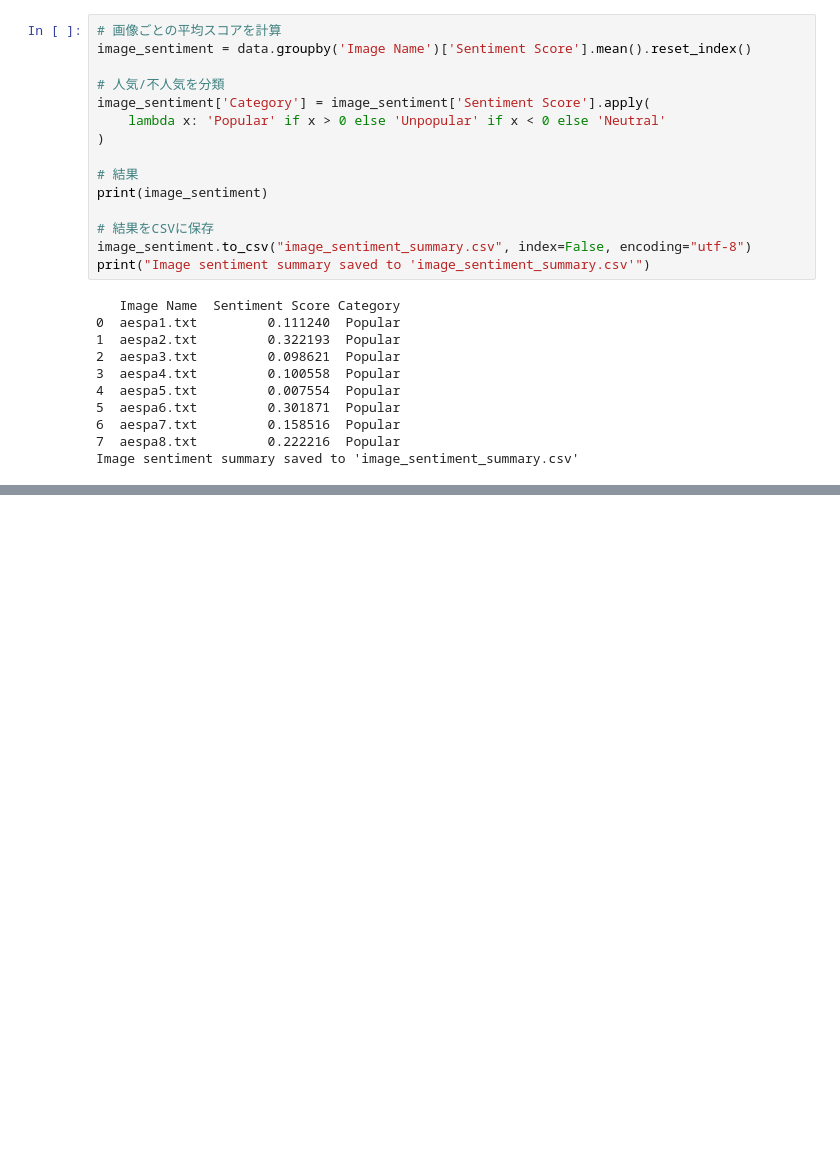
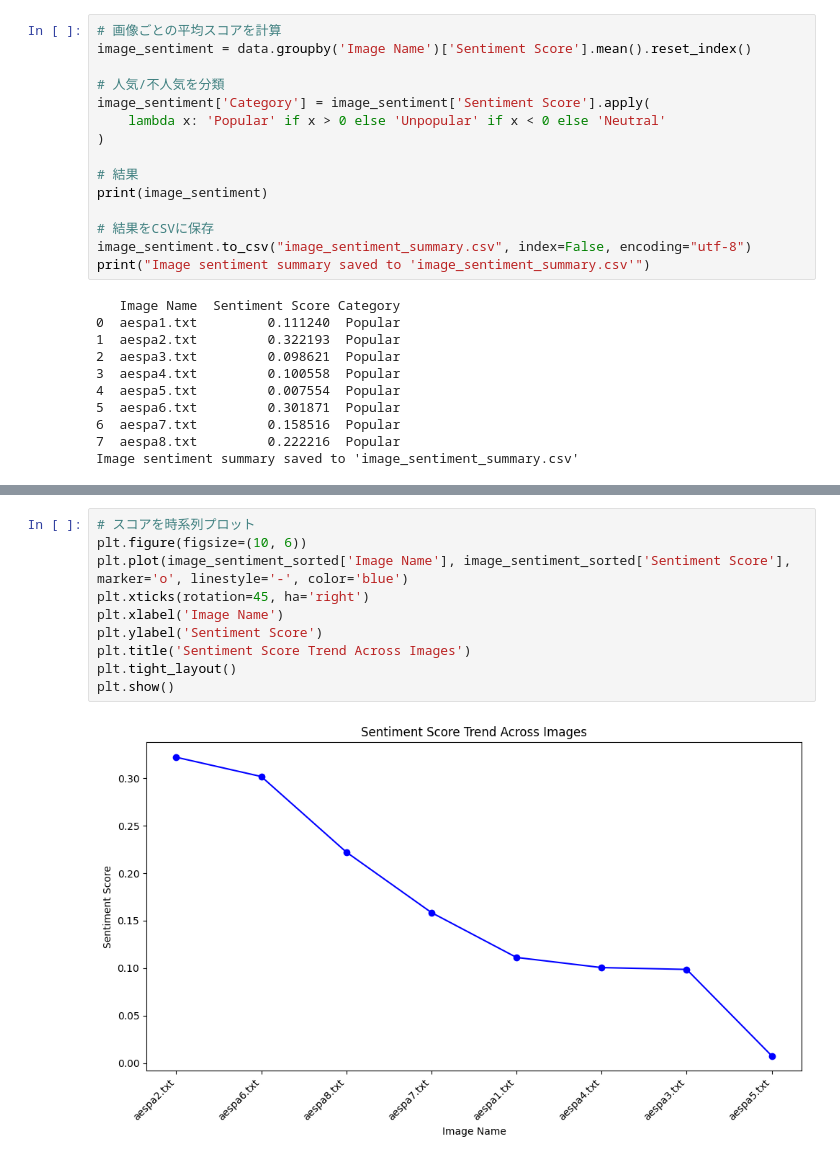
Before and after one commit to DanGaRa215/-b1, a Jupyter notebook: コメント分析main.ipynb, the cells around one changed output, grey strips where cells are left out. Cells and saved outputs as stored; diff of their text form; blank space fills up the shorter version.

```diff
--- a/コメント分析main.ipynb
+++ b/コメント分析main.ipynb
@@ -301,0 +280,12 @@ plt.show()
+# %%
+# スコアを時系列プロット
+plt.figure(figsize=(10, 6))
+plt.plot(image_sentiment_sorted['Image Name'], image_sentiment_sorted['Sentiment Score'], marker='o', linestyle='-', color='blue')
+plt.xticks(rotation=45, ha='right')
+plt.xlabel('Image Name')
+plt.ylabel('Sentiment Score')
+plt.title('Sentiment Score Trend Across Images')
+plt.tight_layout()
+plt.show()
+# %% [output]
+[figure, added]
```
Also changed, not shown: parts of 4 cells of this notebook.
